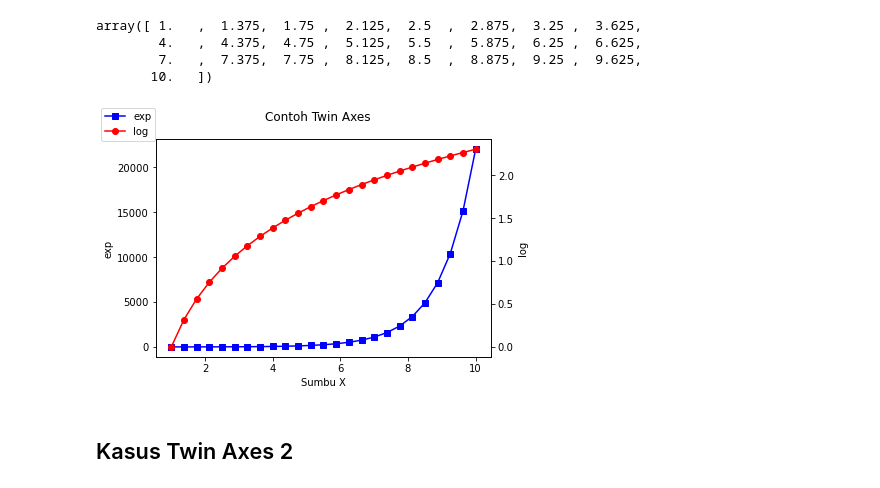
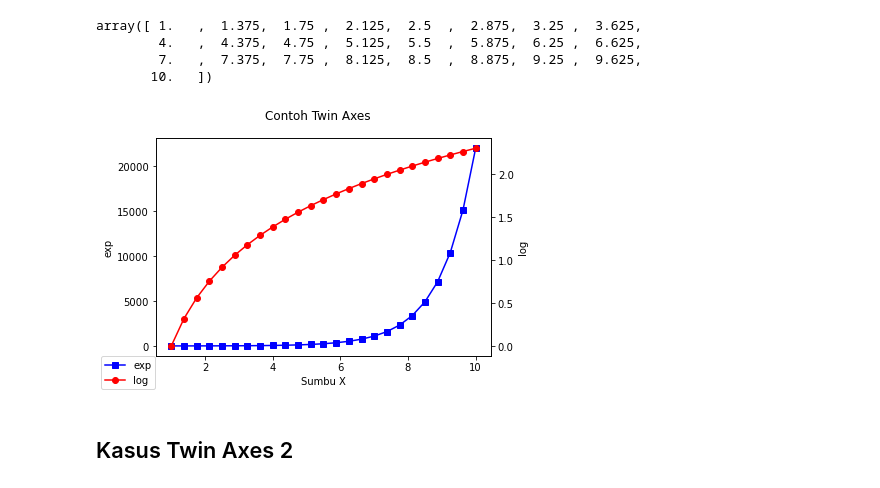
Before and after one commit to boedybios/belajar_matplotlib, a Jupyter notebook: 12_twin_axes.ipynb, the cells around one changed output. Drawn from its saved outputs; the diff is of its cells as text; code cells hidden in the pictures.

```diff
--- a/12_twin_axes.ipynb
+++ b/12_twin_axes.ipynb
@@ -31,20 +31,20 @@ array([ 1.   ,  1.375,  1.75 ,  2.125,  2.5  ,  2.875,  3.25 ,  3.625,
 # %%
 fig, ax1 = plt.subplots()
 
 ax1.plot(x, np.exp(x), 'bs-', label='exp')
 ax1.set_xlabel('Sumbu X')
 ax1.set_ylabel('exp')
 
 ax2 = ax1.twinx()
 ax2.plot(x, np.log(x), 'ro-', label='log')
 ax2.set_ylabel('log')
 
 fig.suptitle('Contoh Twin Axes')
-fig.legend(loc='upper left')
+fig.legend(loc='lower left')
 
 plt.show()
 # %% [output]
-[figure, old version]
+[figure, new version]
 # %% [markdown]
 ## Kasus Twin Axes 2
 # %%
```
Also changed, not shown: parts of 3 cells of this notebook, 1 other file.
